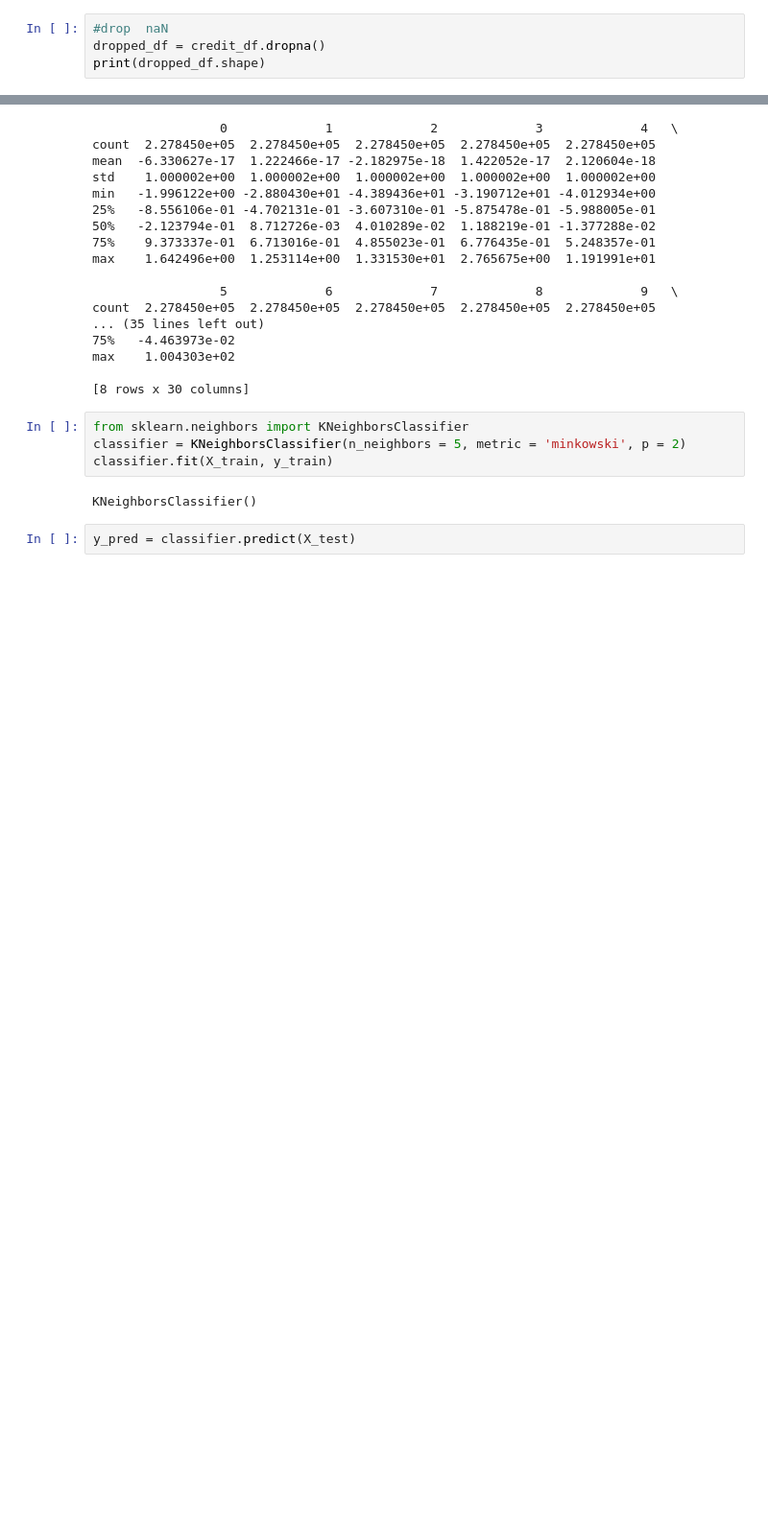
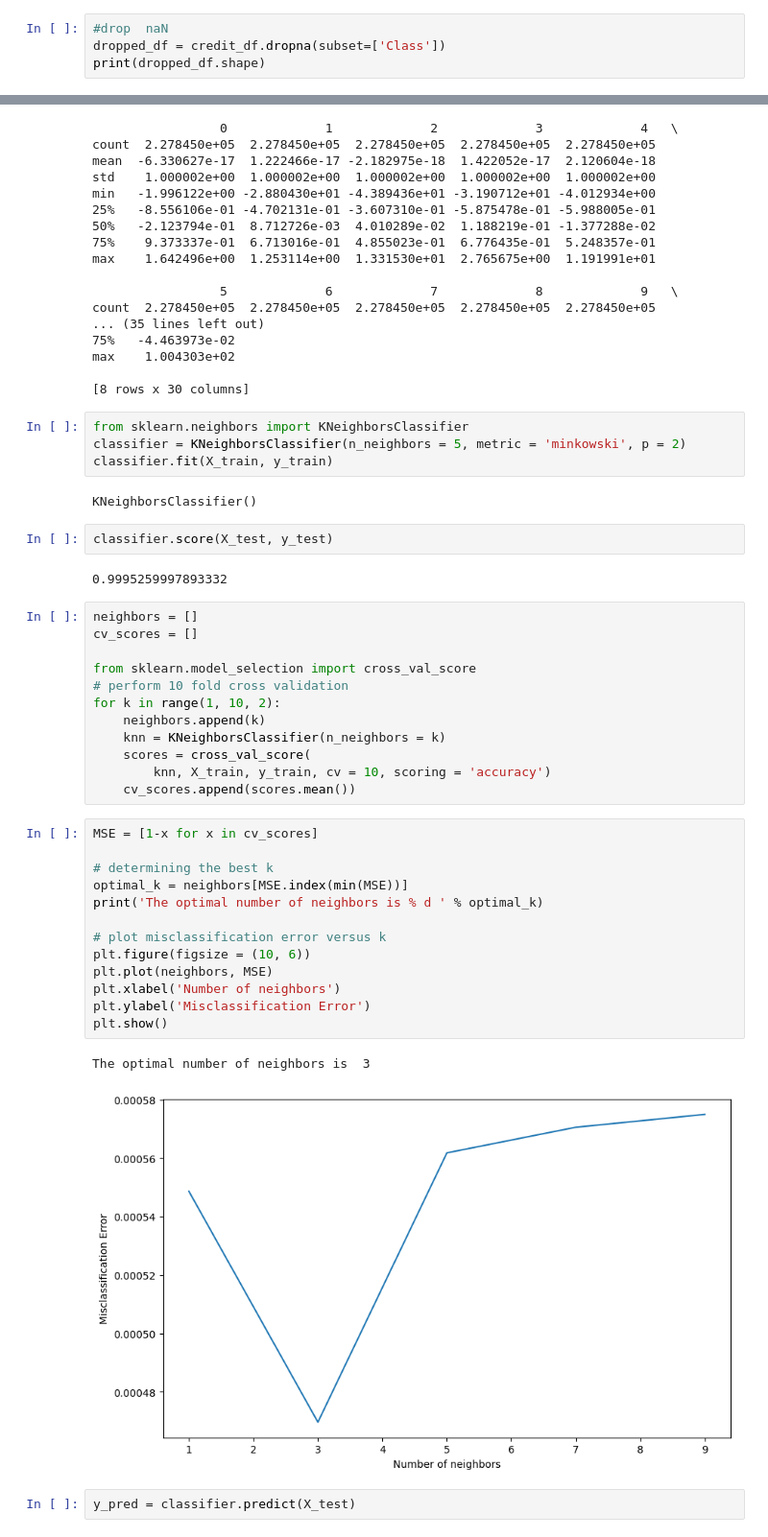
Before and after one commit to preethibosco/AIML, a Jupyter notebook: Classification/assignment1/2023aiml573_assignment1.ipynb, the cells around one changed output, grey strips where cells are left out. Shown at 96% size. Drawn from its saved outputs; the diff is of its cells as text; blank space fills up the shorter version.

Commit message:
fold crossvalidation

```diff
--- a/Classification/assignment1/2023aiml573_assignment1.ipynb
+++ b/Classification/assignment1/2023aiml573_assignment1.ipynb
@@ -80,7 +85,7 @@ max         1.000000
 [8 rows x 31 columns]
 # %%
 #drop  naN
-dropped_df = credit_df.dropna()
+dropped_df = credit_df.dropna(subset=['Class'])
 print(dropped_df.shape)
 # %% [output]
 (284807, 31)
@@ -148,5 +153,37 @@ classifier = KNeighborsClassifier(n_neighbors = 5, metric = 'minkowski', p = 2)
 classifier.fit(X_train, y_train)
 # %% [output]
 KNeighborsClassifier()
+# %%
+classifier.score(X_test, y_test)
+# %% [output]
+0.9995259997893332
+# %%
+neighbors = []
+cv_scores = []
+
+from sklearn.model_selection import cross_val_score
+# perform 10 fold cross validation
+for k in range(1, 10, 2):
+    neighbors.append(k)
+    knn = KNeighborsClassifier(n_neighbors = k)
+    scores = cross_val_score(
+        knn, X_train, y_train, cv = 10, scoring = 'accuracy')
+    cv_scores.append(scores.mean())
+# %%
+MSE = [1-x for x in cv_scores]
+
+# determining the best k
+optimal_k = neighbors[MSE.index(min(MSE))]
+print('The optimal number of neighbors is % d ' % optimal_k)
+
+# plot misclassification error versus k
+plt.figure(figsize = (10, 6))
+plt.plot(neighbors, MSE)
+plt.xlabel('Number of neighbors')
+plt.ylabel('Misclassification Error')
+plt.show()
+# %% [output]
+The optimal number of neighbors is  3
+[figure, added]
 # %%
 y_pred = classifier.predict(X_test)
```
Also changed, not shown: parts of 22 cells of this notebook, 1 other file.
